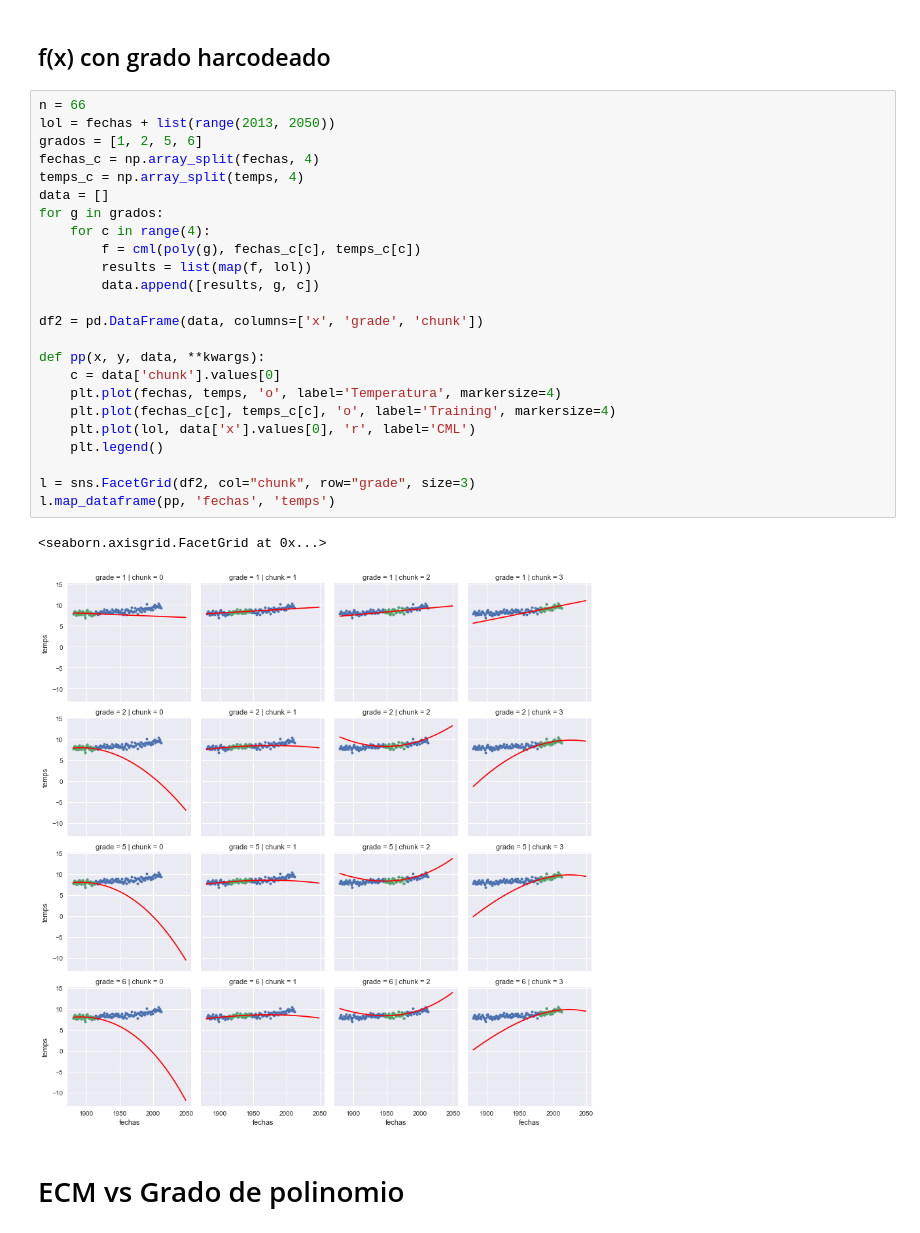
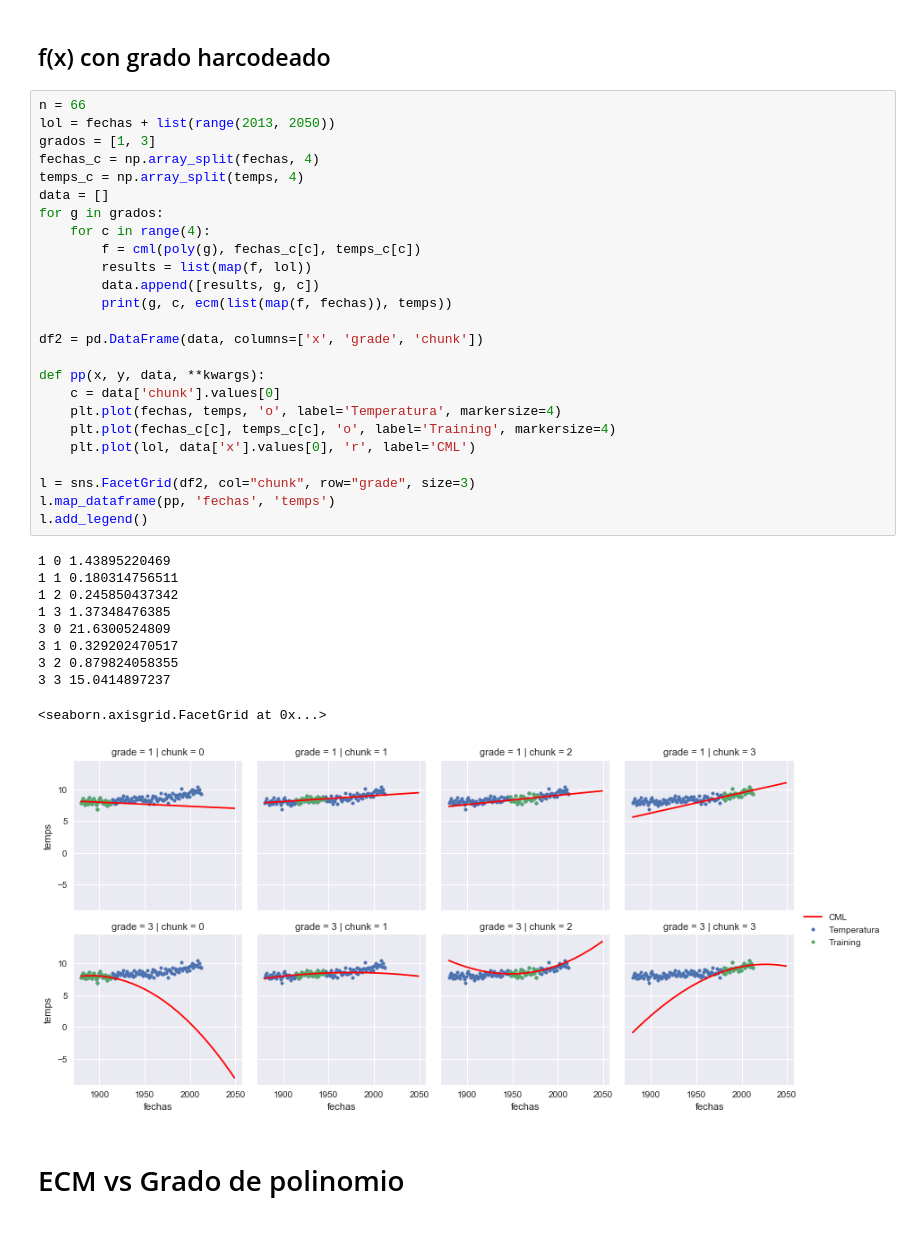
Before and after one commit to smcsicardi/metnum-tp3, a Jupyter notebook: world temperature least squares.ipynb, the cells around one changed output. Cells and saved outputs as stored; diff of their text form.

```diff
--- a/world temperature least squares.ipynb
+++ b/world temperature least squares.ipynb
@@ -52,30 +52,39 @@ print(ecm(results, temps))
 # %%
 n = 66
 lol = fechas + list(range(2013, 2050))
-grados = [1, 2, 5, 6]
+grados = [1, 3]
 fechas_c = np.array_split(fechas, 4)
 temps_c = np.array_split(temps, 4)
 data = []
 for g in grados:
     for c in range(4):
         f = cml(poly(g), fechas_c[c], temps_c[c])
         results = list(map(f, lol))
         data.append([results, g, c])
+        print(g, c, ecm(list(map(f, fechas)), temps))
 
 df2 = pd.DataFrame(data, columns=['x', 'grade', 'chunk'])
 
 def pp(x, y, data, **kwargs):
     c = data['chunk'].values[0]
     plt.plot(fechas, temps, 'o', label='Temperatura', markersize=4)
     plt.plot(fechas_c[c], temps_c[c], 'o', label='Training', markersize=4)
     plt.plot(lol, data['x'].values[0], 'r', label='CML')
-    plt.legend()
 
 l = sns.FacetGrid(df2, col="chunk", row="grade", size=3)
 l.map_dataframe(pp, 'fechas', 'temps')
+l.add_legend()
 # %% [output]
-<seaborn.axisgrid.FacetGrid at 0x...>
+1 0 1.43895220469
+1 1 0.180314756511
+1 2 0.245850437342
+1 3 1.37348476385
+3 0 21.6300524809
+3 1 0.329202470517
+3 2 0.879824058355
+3 3 15.0414897237
+<seaborn.axisgrid.FacetGrid at 0x...>
-[figure, old version]
+[figure, new version]
 # %% [markdown]
 # ECM vs Grado de polinomio
 # %%
```
Also changed, not shown: parts of 1 cell of this notebook, 3 other files.
